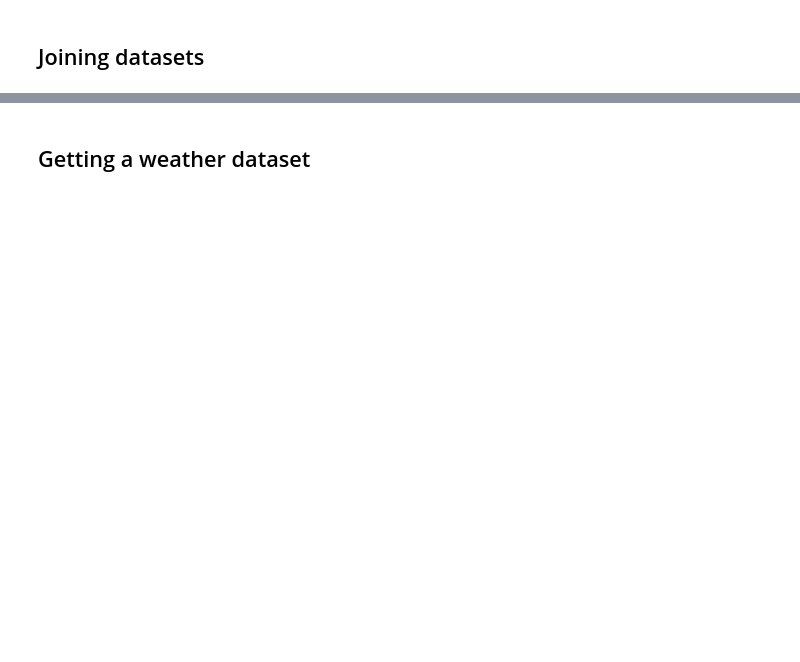
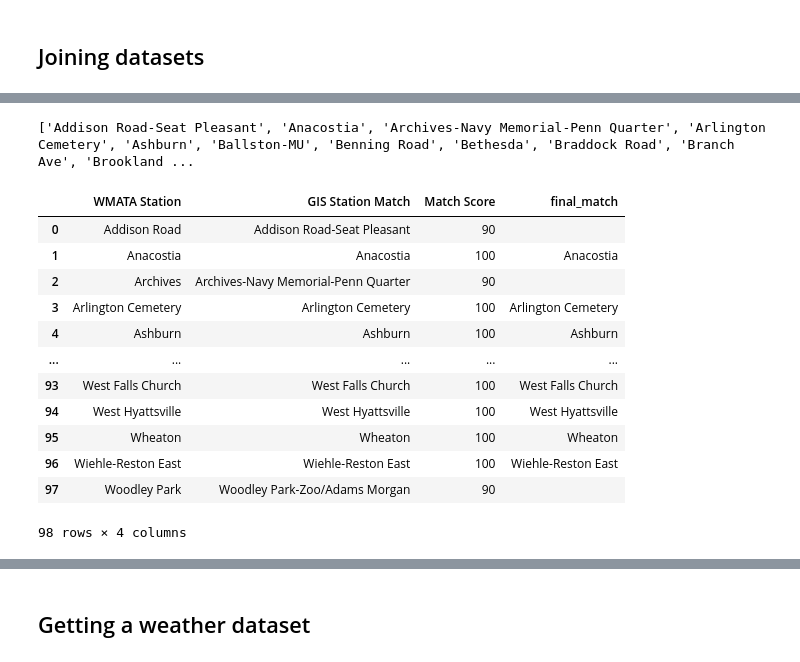
Before and after one commit to lautarocabrera/wmata, a Jupyter notebook: wmata.ipynb, the cells around one changed output, grey strips where cells are left out. Drawn from its saved outputs; the diff is of its cells as text; code cells hidden in the pictures; blank space fills up the shorter version.

```diff
--- a/wmata.ipynb
+++ b/wmata.ipynb
@@ -105,0 +106,6 @@ See the caveats in the documentation: https://pandas.pydata.org/pandas-docs/stab
+# %%
+for station, zipcode in manual_zipcodes_dict.items():
+    metro_stations.loc[metro_stations['Name'] == station, 'ZipCode'] = zipcode
+
+metro_stations[metro_stations['ZipCode'].isna()]
+# no na!
@@ -109,9 +123,13 @@ See the caveats in the documentation: https://pandas.pydata.org/pandas-docs/stab
 wmata_clean = wmata_full.dropna(subset=['Station Name'])
 len(wmata_clean['Station Name'].unique())
 # 98 stations
+
+gis_stations_list = sorted(metro_stations['Name'].unique())
+len(gis_stations_list)
+# 98
+
 wmata_stations_list = sorted(wmata_clean['Station Name'].unique())
-gis_stations_list = sorted(metro_stations['NAME'].unique())
-print(len(wmata_stations_list))
-print(len(gis_stations_list))
+len(wmata_stations_list)
+#98
 # %% [output]
 98
@@ -146 +161,20 @@ Station West Falls Church not in GIS dataset
 Station Woodley Park not in GIS dataset
+# %%
+from thefuzz import process
+
+# Function to find the best match for each station in wmata_stations_list from gis_stations_list
+def match_stations(station, choices):
+    best_match = process.extractOne(station, choices)
+    return best_match[0], best_match[1]  # Return the name and similarity score
+
+# Create a DataFrame for the matches
+matches = []
+for station in wmata_stations_list:
+    match_name, score = match_stations(station, gis_stations_list)
+    matches.append({'WMATA Station': station, 'GIS Station Match': match_name, 'Match Score': score})
+
+metro_name_matches = pd.DataFrame(matches)
+
+metro_name_matches.to_csv("metro_station_matching_names.csv")
+# Show the DataFrame with the matches
+display(metro_name_matches)
@@ -146,0 +195,28 @@ Station Woodley Park not in GIS dataset
+# %%
+print(gis_stations_list)
+# %% [output]
+['Addison Road-Seat Pleasant', 'Anacostia', 'Archives-Navy Memorial-Penn Quarter', 'Arlington Cemetery', 'Ashburn', 'Ballston-MU', 'Benning Road', 'Bethesda', 'Braddock Road', 'Branch Ave', 'Brookland ...
+# %%
+metro_name_matches['final_match'] = ""
+# Iterate over the rows using DataFrame's .iterrows()
+for i, row in metro_name_matches.iterrows():
+    # Check if 'Match Score' is 100
+    if row['Match Score'] == 100:
+        # Assign the corresponding value from gis_stations_list to 'final_match'
+        metro_name_matches.loc[i, 'final_match'] = row['GIS Station Match']
+
+metro_name_matches
+# %% [output]
+|  | WMATA Station | GIS Station Match | Match Score | final_match |
+| 0 | Addison Road | Addison Road-Seat Pleasant | 90 |  |
+| 1 | Anacostia | Anacostia | 100 | Anacostia |
+| 2 | Archives | Archives-Navy Memorial-Penn Quarter | 90 |  |
+| 3 | Arlington Cemetery | Arlington Cemetery | 100 | Arlington Cemetery |
+| 4 | Ashburn | Ashburn | 100 | Ashburn |
+| ... | ... | ... | ... | ... |
+| 93 | West Falls Church | West Falls Church | 100 | West Falls Church |
+| 94 | West Hyattsville | West Hyattsville | 100 | West Hyattsville |
+| 95 | Wheaton | Wheaton | 100 | Wheaton |
+| 96 | Wiehle-Reston East | Wiehle-Reston East | 100 | Wiehle-Reston East |
+| 97 | Woodley Park | Woodley Park-Zoo/Adams Morgan | 90 |  |
+98 rows × 4 columns
```
Also changed, not shown: parts of 19 cells of this notebook, 3 other files.
